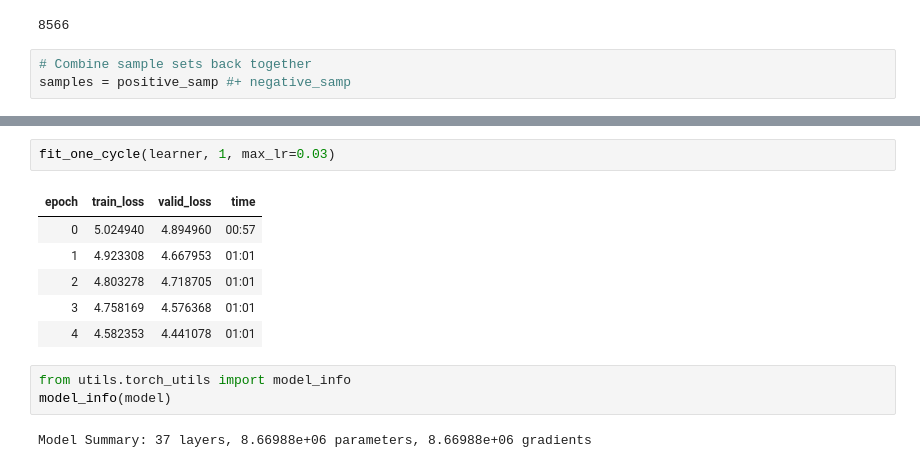
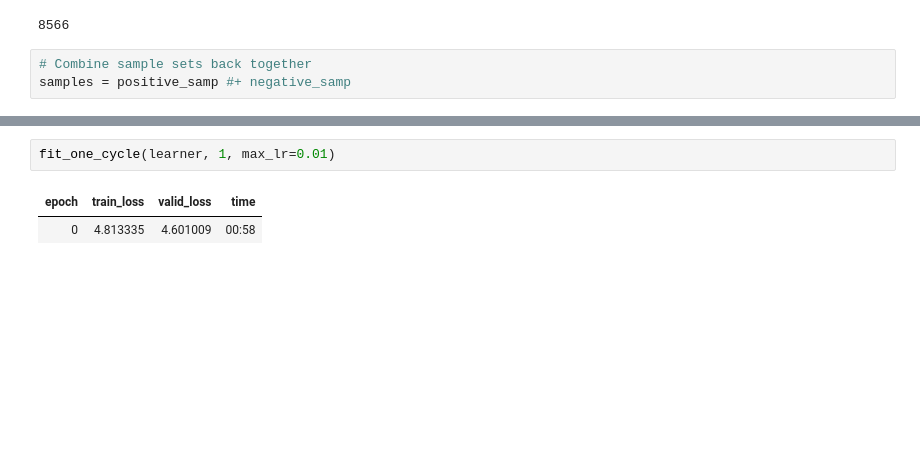
Before and after one commit to Mersive-Technologies/yolov3, a Jupyter notebook: fastai.ipynb, the cells around one changed output, grey strips where cells are left out. Drawn from its saved outputs; the diff is of its cells as text; blank space fills up the shorter version.

```diff
--- a/fastai.ipynb
+++ b/fastai.ipynb
@@ -78,14 +74,5 @@ LR Finder is complete, type {learner_name}.recorder.plot() to see the graph.
 # %%
-fit_one_cycle(learner, 1, max_lr=0.03)
+fit_one_cycle(learner, 1, max_lr=0.01)
 # %% [output]
 | epoch | train_loss | valid_loss | time |
-| 0 | 5.024940 | 4.894960 | 00:57 |
-| 1 | 4.923308 | 4.667953 | 01:01 |
-| 2 | 4.803278 | 4.718705 | 01:01 |
-| 3 | 4.758169 | 4.576368 | 01:01 |
-| 4 | 4.582353 | 4.441078 | 01:01 |
+| 0 | 4.813335 | 4.601009 | 00:58 |
-# %%
-from utils.torch_utils import model_info
-model_info(model)
-# %% [output]
-Model Summary: 37 layers, 8.66988e+06 parameters, 8.66988e+06 gradients
```
Also changed, not shown: parts of 7 cells of this notebook, 1 other file.
